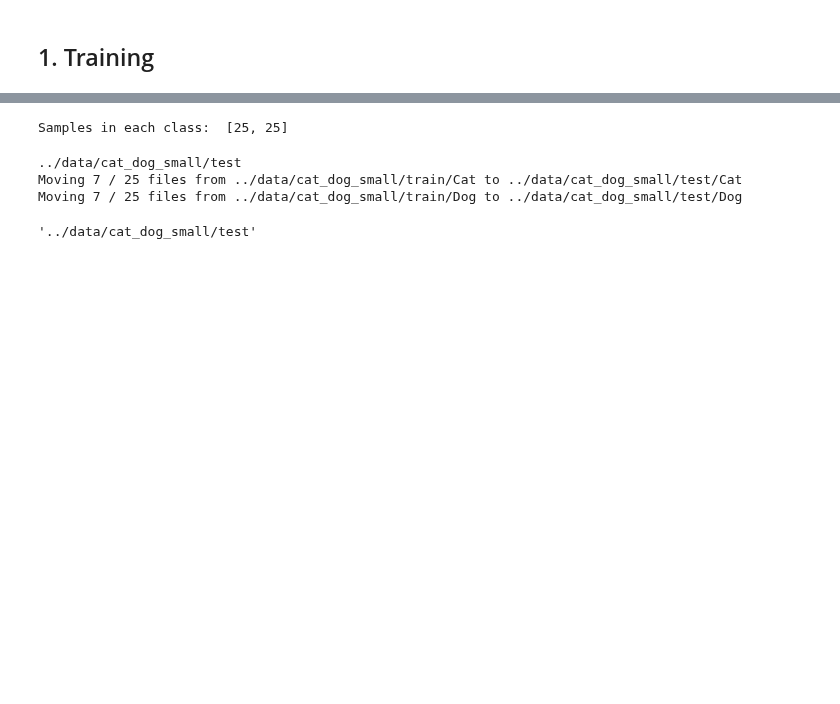
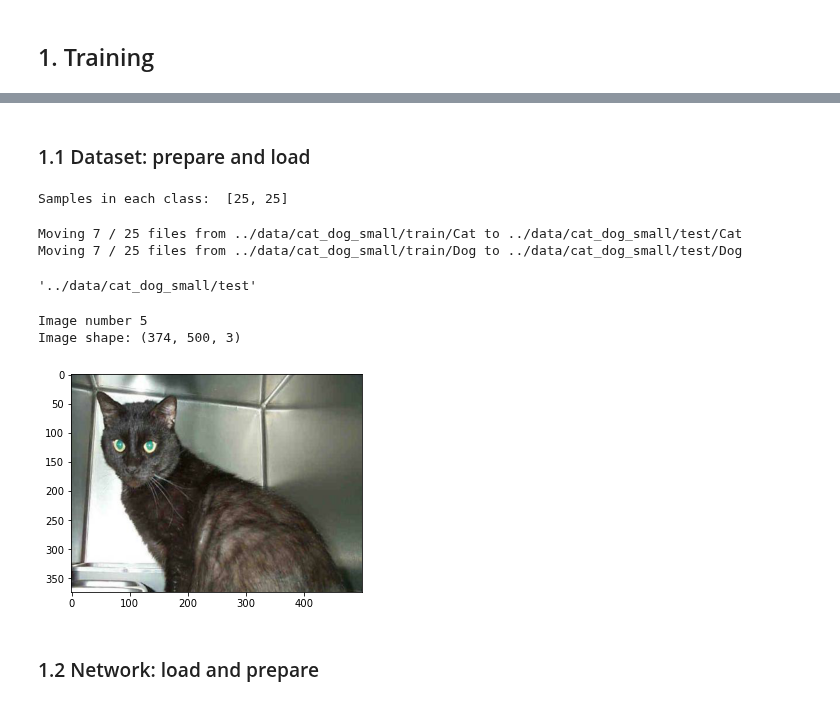
Before and after one commit to mxagar/tool_guides, a Jupyter notebook: pytorch/pytorch_example_01/application_notebook.ipynb, the cells around one changed output, grey strips where cells are left out. Cells and saved outputs as stored; diff of their text form; code cells hidden in the pictures; blank space fills up the shorter version.

```diff
--- a/pytorch/pytorch_example_01/application_notebook.ipynb
+++ b/pytorch/pytorch_example_01/application_notebook.ipynb
@@ -13,0 +14,2 @@ import organize_dataset
+# %% [markdown]
+### 1.1 Dataset: prepare and load
@@ -23,9 +44,27 @@ Samples in each class:  [25, 25]
 # Create train/ and test/ splits
 fraction = 0.3
 trainpath = '../data/cat_dog_small/train'
+testpath = '../data/cat_dog_small/test'
 organize_dataset.split_dataset(trainpath = trainpath, fraction = fraction)
 # %% [output]
-../data/cat_dog_small/test
 Moving 7 / 25 files from ../data/cat_dog_small/train/Cat to ../data/cat_dog_small/test/Cat
 Moving 7 / 25 files from ../data/cat_dog_small/train/Dog to ../data/cat_dog_small/test/Dog
 '../data/cat_dog_small/test'
+# %%
+# Visualize one image
+imagefiles = []
+path = '../data/cat_dog_small/train/Cat'
+for (dirpath, dirnames, filenames) in os.walk(path):
+    imagefiles.extend(filenames)
+    break
+#index = 2
+index = math.ceil(random.random()*len(imagefiles))
+image = cv2.imread(path + '/' + imagefiles[index])
+image = cv2.cvtColor(image, cv2.COLOR_BGR2RGB)
+plt.imshow(image)
+print('Image number {}'.format(index))
+print('Image shape: {}'.format(image.shape))
+# %% [output]
+Image number 5
+Image shape: (374, 500, 3)
+[figure, added]
@@ -31,0 +97,2 @@ Moving 7 / 25 files from ../data/cat_dog_small/train/Dog to ../data/cat_dog_smal
+# %% [markdown]
+### 1.2 Network: load and prepare
```
Also changed, not shown: parts of 38 cells of this notebook, 2 other files.
